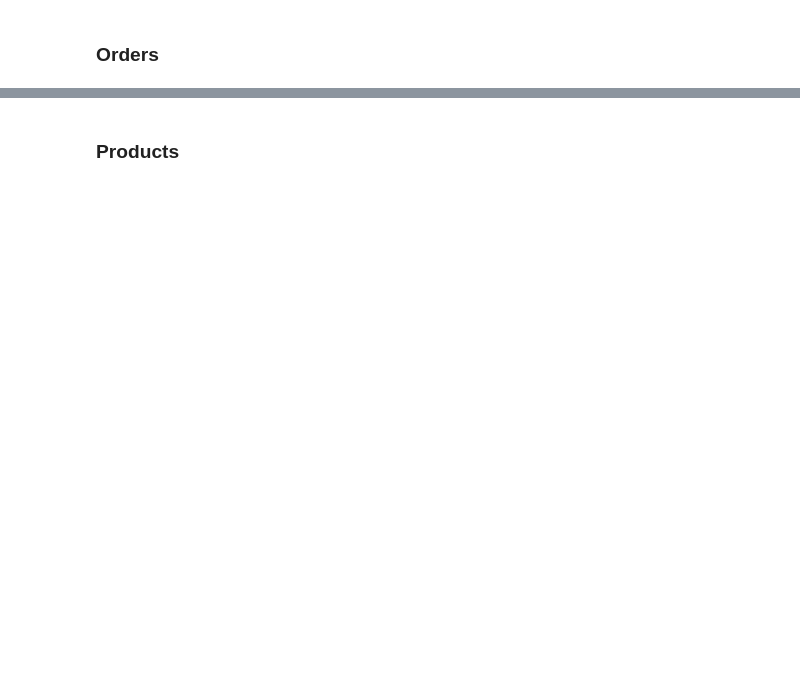
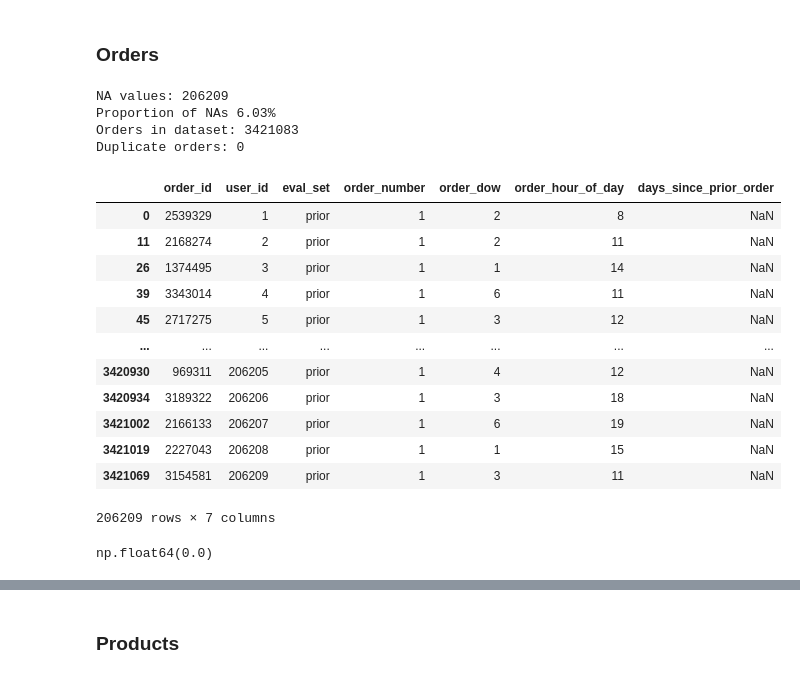
Before and after one commit to Disco-Gnome/CSC84040, a Jupyter notebook: Assignments/McNeil_Ryan_assignment1.ipynb, the cells around one changed output, grey strips where cells are left out. Drawn from its saved outputs; the diff is of its cells as text; code cells hidden in the pictures; blank space fills up the shorter version.

```diff
--- a/Assignments/McNeil_Ryan_assignment1.ipynb
+++ b/Assignments/McNeil_Ryan_assignment1.ipynb
@@ -113,4 +146,33 @@ order_products__train appears to be
 # %% [markdown]
 ### Orders
+# %%
+orders = pd.read_csv(os.path.join(data_folder_path, "orders.csv"))
 # %%
-# orders
+print(f"NA values: {orders.isnull().sum().sum()}")
+print(f"Proportion of NAs {round(100 * orders.isnull().sum().sum()/orders.__len__(), 2)}%")
+print(f"Orders in dataset: {orders.order_id.nunique()}")
+print(f"Duplicate orders: {orders['order_id'].duplicated().sum()}")
+orders[orders['days_since_prior_order'].isna()]
+# %% [output]
+NA values: 206209
+Proportion of NAs 6.03%
+Orders in dataset: 3421083
+Duplicate orders: 0
+|  | order_id | user_id | eval_set | order_number | order_dow | order_hour_of_day | days_since_prior_order |
+| 0 | 2539329 | 1 | prior | 1 | 2 | 8 | NaN |
+| 11 | 2168274 | 2 | prior | 1 | 2 | 11 | NaN |
+| 26 | 1374495 | 3 | prior | 1 | 1 | 14 | NaN |
+| 39 | 3343014 | 4 | prior | 1 | 6 | 11 | NaN |
+| 45 | 2717275 | 5 | prior | 1 | 3 | 12 | NaN |
+| ... | ... | ... | ... | ... | ... | ... | ... |
+| 3420930 | 969311 | 206205 | prior | 1 | 4 | 12 | NaN |
+| 3420934 | 3189322 | 206206 | prior | 1 | 3 | 18 | NaN |
+| 3421002 | 2166133 | 206207 | prior | 1 | 6 | 19 | NaN |
+| 3421019 | 2227043 | 206208 | prior | 1 | 1 | 15 | NaN |
+| 3421069 | 3154581 | 206209 | prior | 1 | 3 | 11 | NaN |
+206209 rows × 7 columns
+# %%
+orders[(orders['days_since_prior_order'].isna()) & (orders['eval_set'] != 'prior')].sum().sum()
+# filter for days_since_prior_order is na & eval_set not 'prior'
+# %% [output]
+np.float64(0.0)
```
Also changed, not shown: parts of 25 cells of this notebook, 1 other file.
